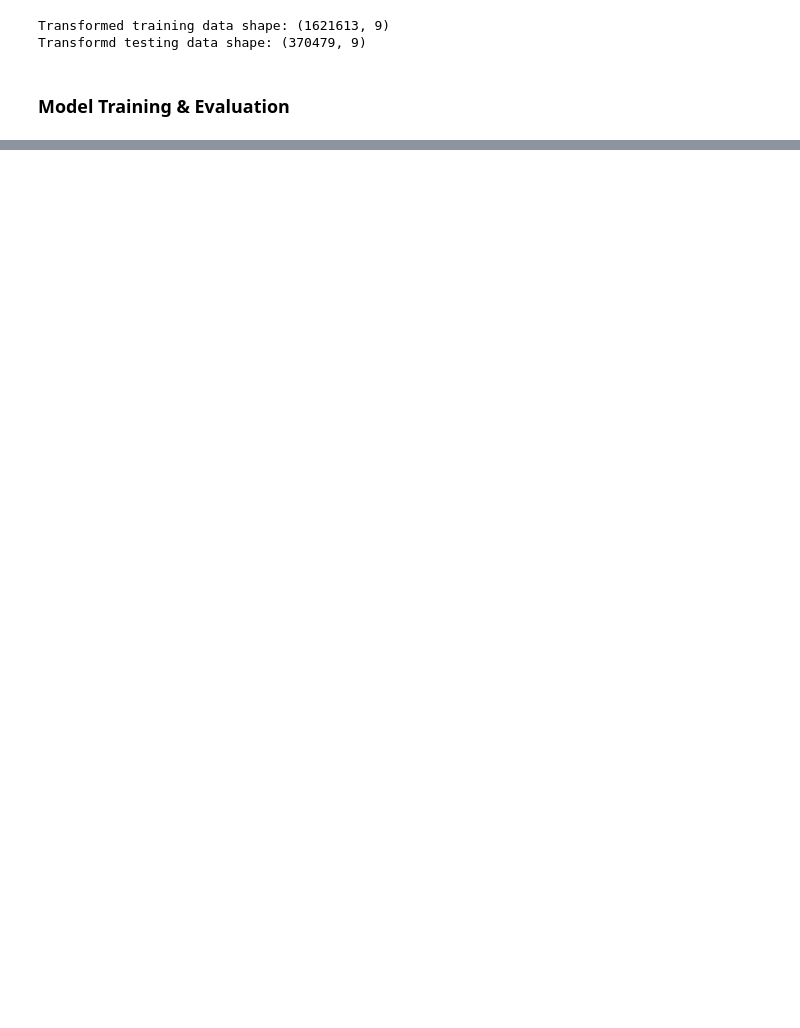
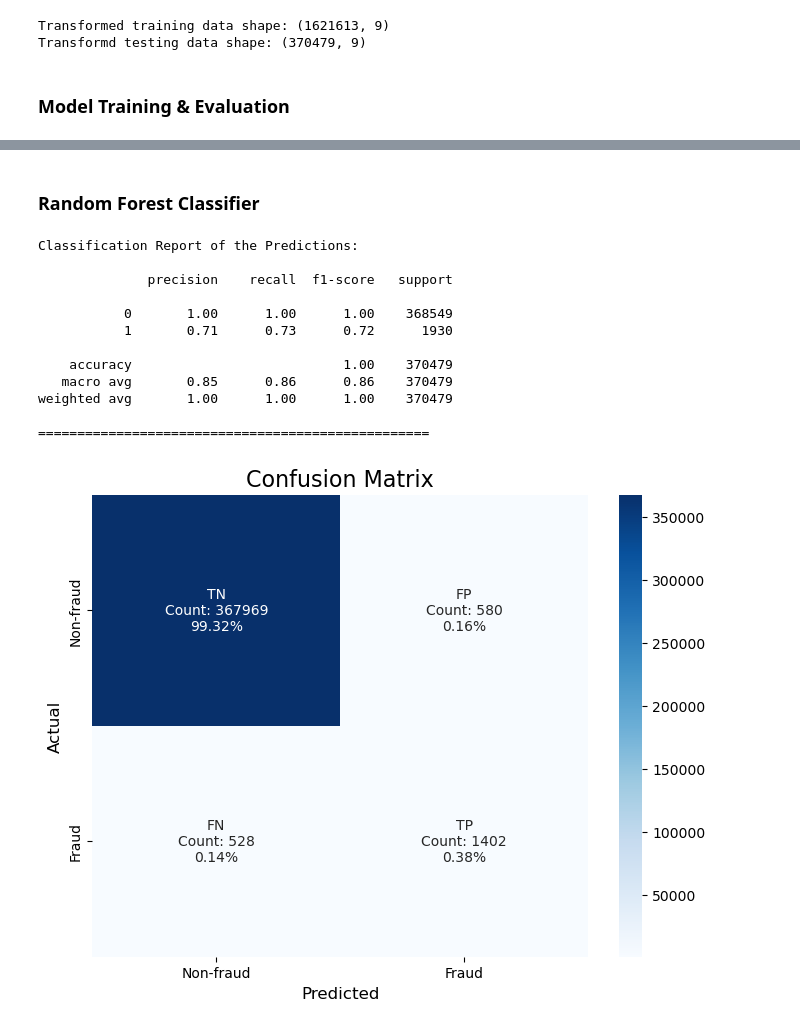
Before and after one commit to Youhorng/credit_card_fraud_prediction, a Jupyter notebook: notebooks/model_development.ipynb, the cells around one changed output, grey strips where cells are left out. Drawn from its saved outputs; the diff is of its cells as text; code cells hidden in the pictures; blank space fills up the shorter version.

Commit message:
Training model and evaluate

```diff
--- a/notebooks/model_development.ipynb
+++ b/notebooks/model_development.ipynb
@@ -150,7 +148,7 @@ sampling_strategy = 0.1
 smote = SMOTE(sampling_strategy=sampling_strategy, random_state=42)
 
 # Create a pipeline with preprocessing and SMOTE
-pipeline = Pipeline(steps=[
+pipeline = ImbPipeline(steps=[
     ("preprocessor", preprocessor),
     ("smote", smote)
 ])
@@ -192,7 +190,7 @@ plt.show()
 [figure]
 # %%
 # Create final preprocessing pipeline
-final_pipeline = Pipeline([
+final_pipeline = ImbPipeline([
     ("preprocessor", preprocessor),
     ("feature_selector", SelectFromModel(rf, threshold='median')),
     ("smote", smote)
@@ -249,0 +292,27 @@ CV f1 - Mean: 0.7303
+# %%
+# Define a function to plot confusion matrix from the predictions
+def metrics_score(y_test, y_pred):
+    print("Classification Report of the Predictions:\n")
+    print(classification_report(y_test, y_pred))
+    print("="*50)
+
+    # Generate confusion matrix
+    cm = confusion_matrix(y_test, y_pred)
+
+    # Generate custom labels with TP, FP, etc.
+    group_names = ["TN", "FP", "FN", "TP"]
+    group_counts = [f"{value:0.0f}" for value in cm.flatten()]
+    group_percentages = [f"{value:.2%}" for value in cm.flatten() / np.sum(cm)]
+    labels = [f"{name}\nCount: {count}\n{percent}" for name, count, percent in zip(group_names, group_counts, group_percentages)]
+    labels = np.array(labels).reshape(2, 2)
+
+    # Plot heatmap
+    plt.figure(figsize=(8, 6))
+    sns.heatmap(cm, annot=labels, fmt='', cmap='Blues',
+                xticklabels=['Non-fraud', 'Fraud'],
+                yticklabels=['Non-fraud', 'Fraud'])
+
+    plt.title("Confusion Matrix", fontsize=16)
+    plt.ylabel('Actual', fontsize=12)
+    plt.xlabel('Predicted', fontsize=12)
+    plt.show()
@@ -249,0 +345,29 @@ CV f1 - Mean: 0.7303
+# %% [markdown]
+### **Random Forest Classifier**
+# %%
+# Initialize the classifier
+rf = RandomForestClassifier(random_state=42)
+
+# Fit the preprocessed and resampled data
+rf.fit(X_train_final, y_train_final)
+
+# Make predictions on the test set
+y_pred = rf.predict(X_test_final)
+y_pred_probab = rf.predict_proba(X_test_final)[:, 1]
+# %%
+# Evaluate the model
+metrics_score(y_test, y_pred)
+# %% [output]
+Classification Report of the Predictions:
+
+              precision    recall  f1-score   support
+
+           0       1.00      1.00      1.00    368549
+           1       0.71      0.73      0.72      1930
+
+    accuracy                           1.00    370479
+   macro avg       0.85      0.86      0.86    370479
+weighted avg       1.00      1.00      1.00    370479
+
+==================================================
+[figure, added]
```
Also changed, not shown: parts of 16 cells of this notebook.
